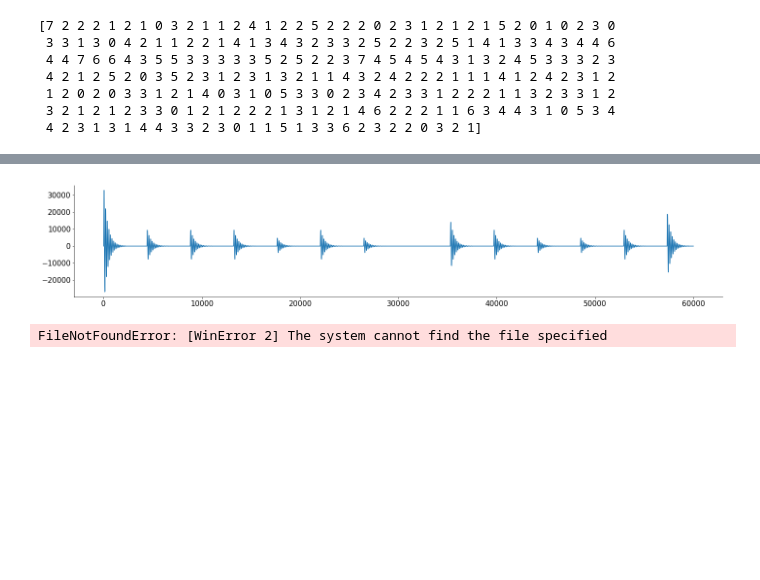
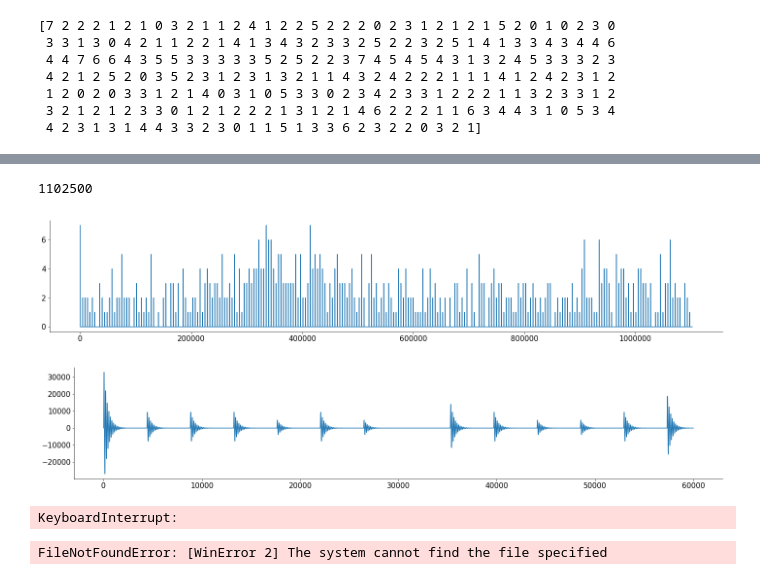
Before and after one commit to mabdelhack/steinmetz_beatbox, a Jupyter notebook: steinmetz_beatbox.ipynb, the cells around one changed output, grey strips where cells are left out. Saved outputs shown, nothing was run; the diff lists cells and outputs as text; code cells hidden in the pictures; blank space fills up the shorter version.

```diff
--- a/steinmetz_beatbox.ipynb
+++ b/steinmetz_beatbox.ipynb
@@ -25,28 +29,3 @@ for j in range(len(url)):
       else:
         with open(fname[j], "wb") as fid:
           fid.write(r.content)
-# %%
-beatbox_urls = []
-beatbox_urls.append('http://dight310.byu.edu/media/audio/FreeLoops.com/1/1/Beat%20Box%20Kick%202-3171-Free-Loops.com.mp3')
-beatbox_urls.append('http://dight310.byu.edu/media/audio/FreeLoops.com/1/1/Beat%20Box%20Drum%20Snare-5010-Free-Loops.com.mp3')
-beatbox_urls.append('http://dight310.byu.edu/media/audio/FreeLoops.com/1/1/Beat%20Box%20Kick%202-6030-Free-Loops.com.mp3')
-beatbox_urls.append('http://dight310.byu.edu/media/audio/FreeLoops.com/1/1/Beat%20Box%20Kick%205-3180-Free-Loops.com.mp3')
-beatbox_urls.append('http://dight310.byu.edu/media/audio/FreeLoops.com/1/1/Beat%20Box%20Hat%201-3186-Free-Loops.com.mp3')
-beatbox_urls.append('http://dight310.byu.edu/media/audio/FreeLoops.com/1/1/BeatBox%20Kick%20Sound-21504-Free-Loops.com.mp3')
-beatbox_urls.append('http://dight310.byu.edu/media/audio/FreeLoops.com/1/1/Beat%20Box%20Kick%203-3174-Free-Loops.com.mp3')
-beatbox_urls.append('http://dight310.byu.edu/media/audio/FreeLoops.com/1/1/Beat%20Box%20Kick%203-6033-Free-Loops.com.mp3')
-beatbox_urls.append('http://dight310.byu.edu/media/audio/FreeLoops.com/1/1/Beat%20Box%20Drum%20Kick-5007-Free-Loops.com.mp3')
-beatbox_urls.append('http://dight310.byu.edu/media/audio/FreeLoops.com/1/1/Beat%20Box%20Kick%20Bass-21399-Free-Loops.com.mp3')
-
-
-for j in range(len(beatbox_urls)):
-    try:
-      sound = requests.get(beatbox_urls[j])
-    except requests.ConnectionError:
-      print("!!! Failed to download data !!!")
-    else:
-      if sound.status_code != requests.codes.ok:
-        print("!!! Failed to download data !!!")
-      else:
-        with open('./beatbox_sounds/beatbox_{}.mp3'.format(j), "wb") as fid:
-          fid.write(sound.content)
@@ -165,3 +197,10 @@ audio = audio.astype(np.int16)
+# %%
+print(len(c_up))
+plt.plot(np.arange(len(c_up)), c_up[:len(c_up)])
+plt.show()
+# %% [output]
+1102500
+[figure, added]
 # %%
 convolved = signal.convolve(np.int16(c_up), note)
 audio = convolved * (2**15 - 1) / np.max(np.abs(convolved))
@@ -172,11 +211,14 @@ plt.show()
 # %% [output]
 [figure]
 # %%
+fs = 44100  # 44100 samples per second
 # Start playback
 play_obj = sa.play_buffer(audio, 1, 2, fs)
 
 # Wait for playback to finish before exiting
 play_obj.wait_done()
+# %% [output]
+KeyboardInterrupt:
 # %%
 from scipy.io.wavfile import write
 
```
Also changed, not shown: parts of 7 cells of this notebook, 1 other file.
